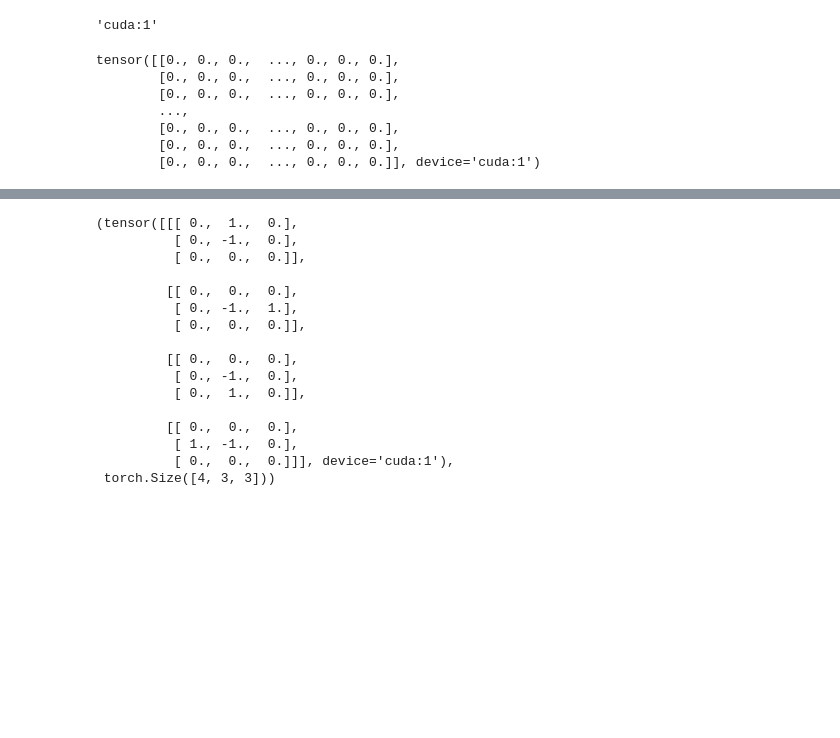
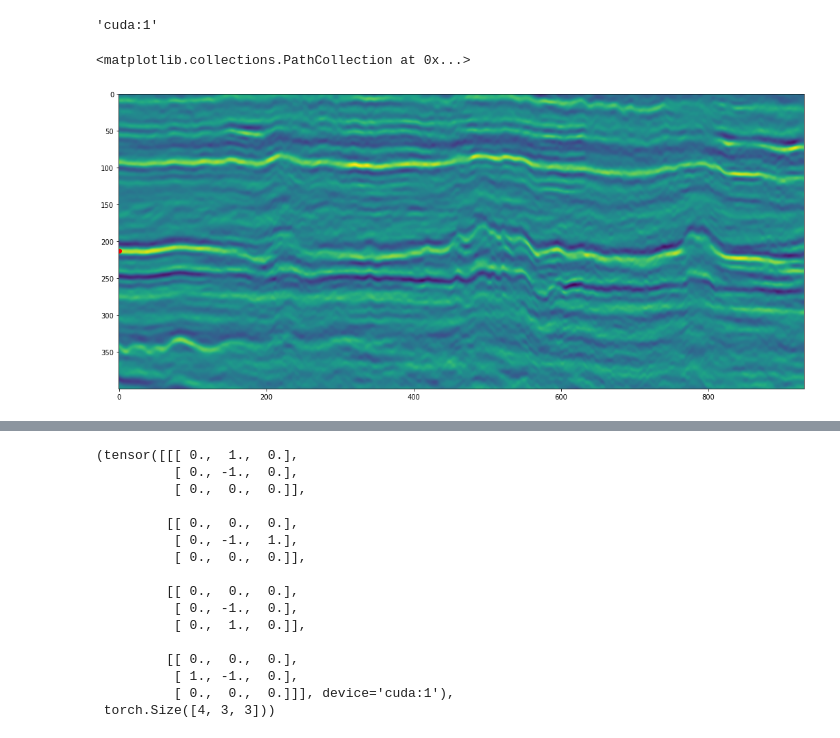
Before and after one commit to adelkaiarullin/shortest-path, a Jupyter notebook: heat.ipynb, the cells around one changed output, grey strips where cells are left out. Cells and saved outputs as stored; diff of their text form; code cells hidden in the pictures; blank space fills up the shorter version.

```diff
--- a/heat.ipynb
+++ b/heat.ipynb
@@ -20,21 +20,3 @@ cu.cuda.Device(1).use()
 device
 # %% [output]
 'cuda:1'
-# %%
-W = 1512
-H = 334
-N = W * H
-arr = torch.zeros(H, W, device=device, dtype=torch.float32)
-arr[25:50, 25:50] = 10# + torch.rand(25, 25) * 10
-arr[30:45, 30:45] = 30
-arr[35:40, 35:40] = 50
-arr[37:39, 37:39] = 60
-arr
-# %% [output]
-tensor([[0., 0., 0.,  ..., 0., 0., 0.],
-        [0., 0., 0.,  ..., 0., 0., 0.],
-        [0., 0., 0.,  ..., 0., 0., 0.],
-        ...,
-        [0., 0., 0.,  ..., 0., 0., 0.],
-        [0., 0., 0.,  ..., 0., 0., 0.],
-        [0., 0., 0.,  ..., 0., 0., 0.]], device='cuda:1')
@@ -43,0 +60,6 @@ arr[20:60, 100:200] = 200
+# %%
+plt.imshow(data)
+plt.scatter([start_point[0]],[start_point[1]], color='red')
+# %% [output]
+<matplotlib.collections.PathCollection at 0x...>
+[figure, added]
```
Also changed, not shown: parts of 37 cells of this notebook, 2 other files.
